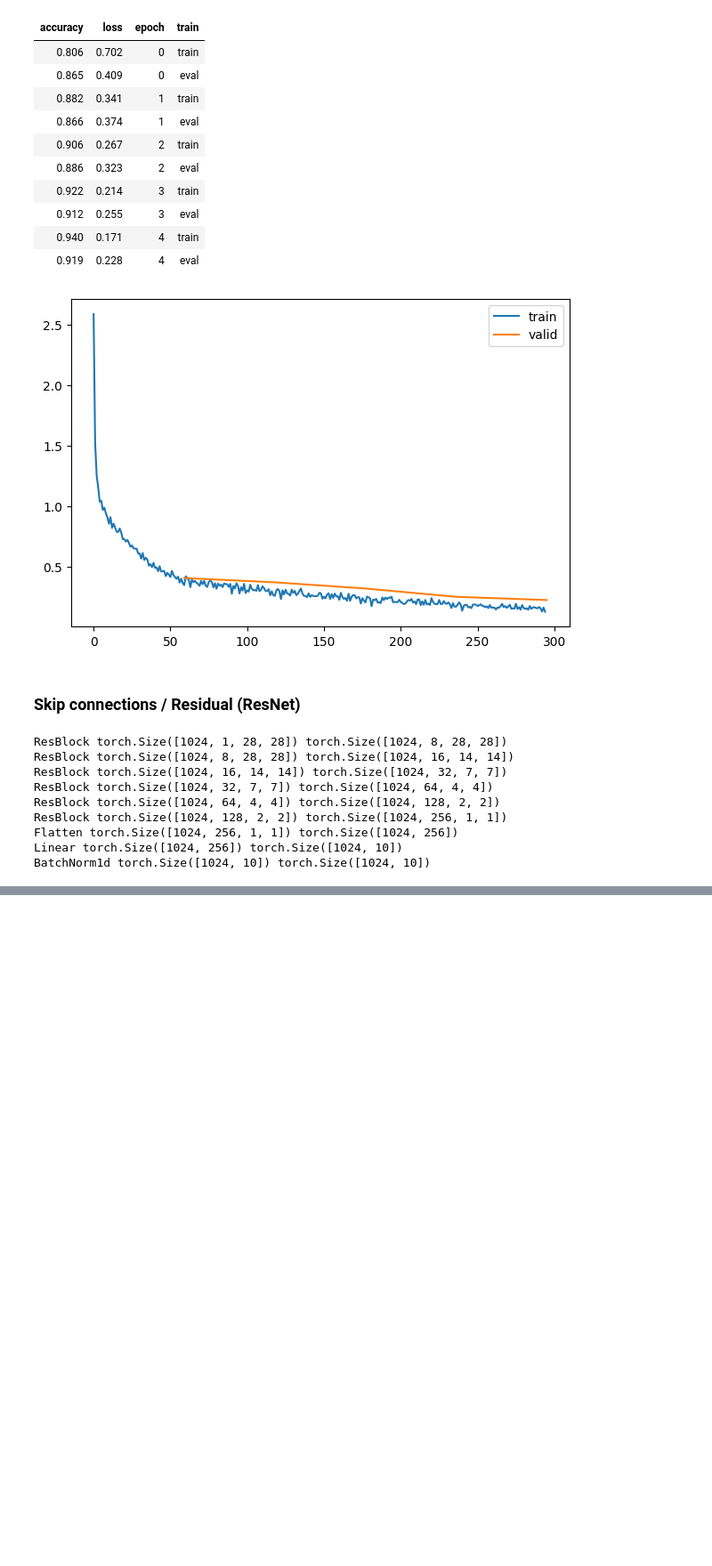
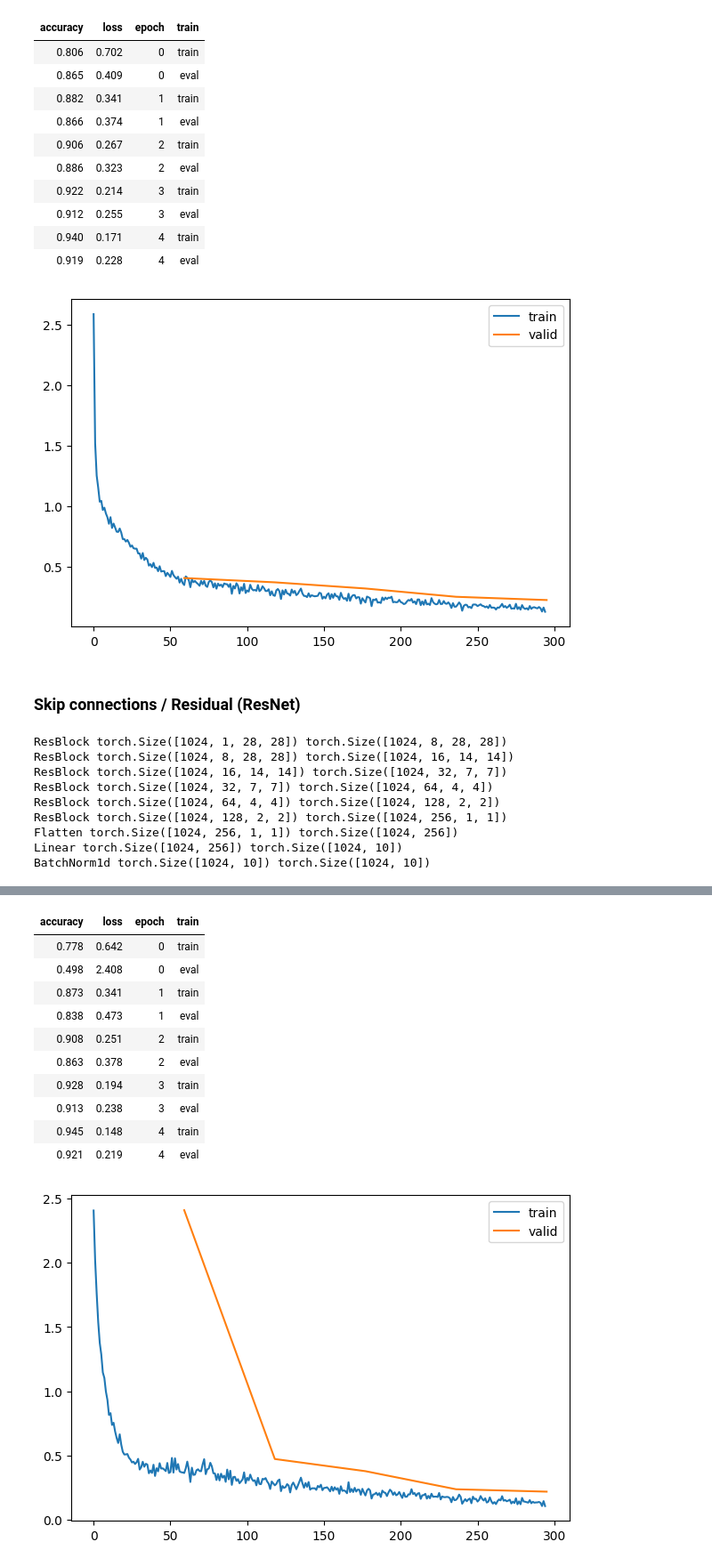
Before and after one commit to mtm-007/Deep-Learing-from-the-foundation-and-GEN_AI, a Jupyter notebook: resnet.ipynb, the cells around one changed output, grey strips where cells are left out. Shown at 89% size. Drawn from its saved outputs; the diff is of its cells as text; code cells hidden in the pictures; blank space fills up the shorter version.

```diff
--- a/resnet.ipynb
+++ b/resnet.ipynb
@@ -147,0 +215,23 @@ clean_mem()
+# %%
+model = timm.create_model('resnet18d', in_chans=1,num_classes=10)
+# %%
+lr=2e-2
+tmax = epochs * len(dls.train)
+sched = partial(lr_scheduler.OneCycleLR, max_lr=lr, total_steps=tmax)
+xtra =[BatchschedCB(sched)]
+learn = TrainLearner(model, dls, F.cross_entropy, lr=lr, cbs = cbs+xtra, opt_func = optim.AdamW)
+# %%
+learn.fit(epochs)
+# %% [output]
+| accuracy | loss | epoch | train |
+| 0.778 | 0.642 | 0 | train |
+| 0.498 | 2.408 | 0 | eval |
+| 0.873 | 0.341 | 1 | train |
+| 0.838 | 0.473 | 1 | eval |
+| 0.908 | 0.251 | 2 | train |
+| 0.863 | 0.378 | 2 | eval |
+| 0.928 | 0.194 | 3 | train |
+| 0.913 | 0.238 | 3 | eval |
+| 0.945 | 0.148 | 4 | train |
+| 0.921 | 0.219 | 4 | eval |
+[figure, added]
```
Also changed, not shown: parts of 14 cells of this notebook, 5 other files.
